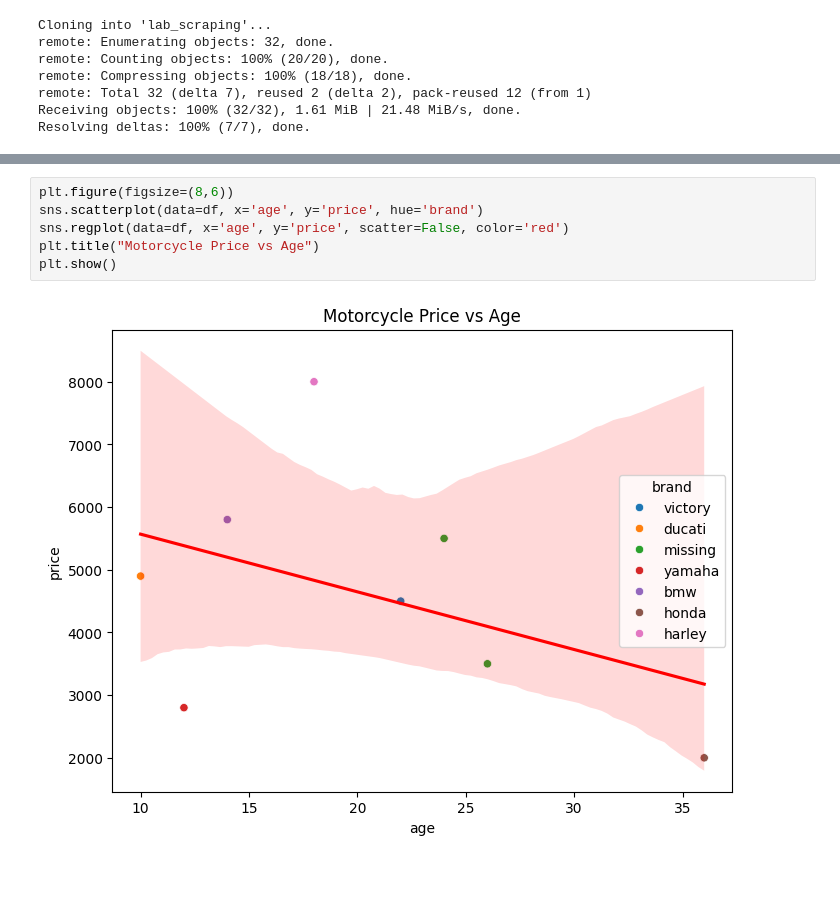
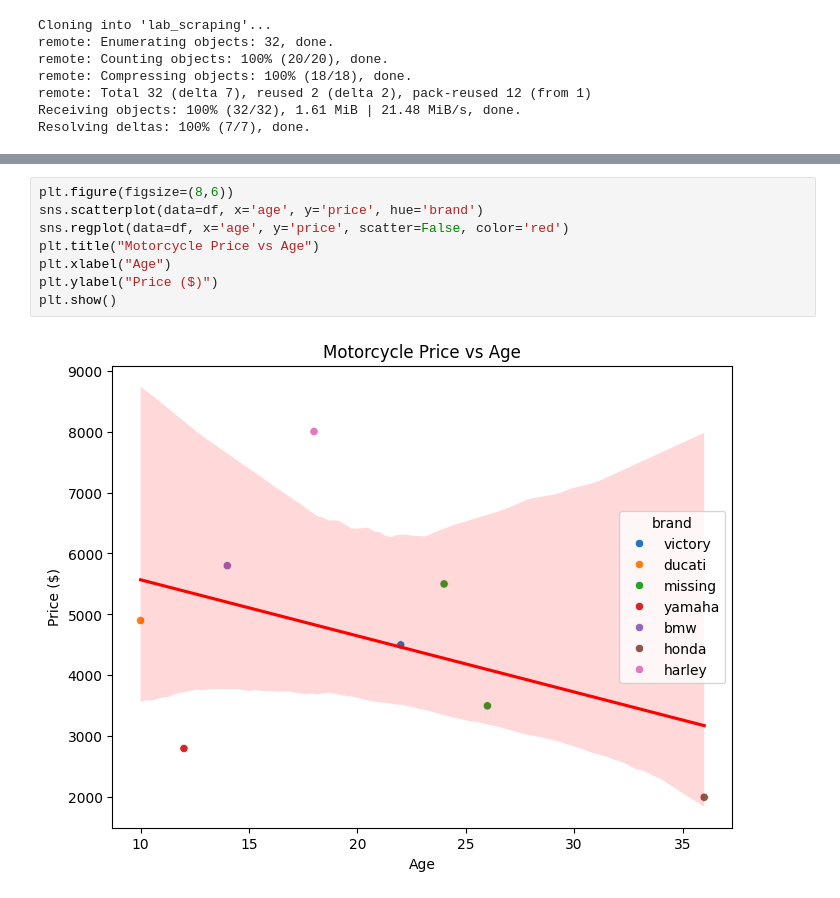
Before and after one commit to bburt26/lab_scraping, a Jupyter notebook: lab_notebook.ipynb, the cells around one changed output, grey strips where cells are left out. Cells and saved outputs as stored; diff of their text form.

```diff
--- a/lab_notebook.ipynb
+++ b/lab_notebook.ipynb
@@ -269,8 +278,10 @@ Name: age, dtype: float64
 # %%
 plt.figure(figsize=(8,6))
 sns.scatterplot(data=df, x='age', y='price', hue='brand')
 sns.regplot(data=df, x='age', y='price', scatter=False, color='red')
 plt.title("Motorcycle Price vs Age")
+plt.xlabel("Age")
+plt.ylabel("Price ($)")
 plt.show()
 # %% [output]
-[figure, old version]
+[figure, new version]
```
Also changed, not shown: parts of 6 cells of this notebook.
